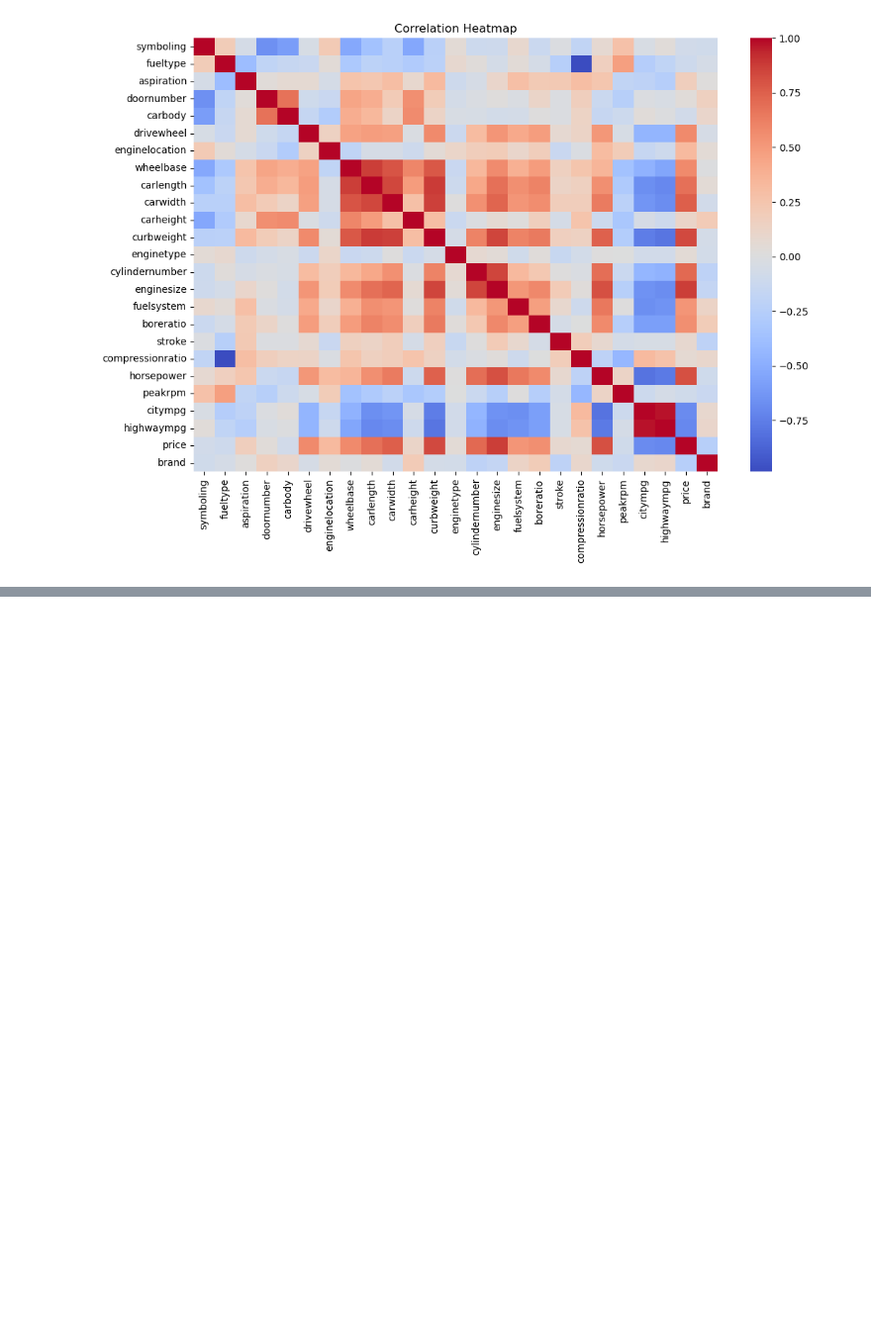
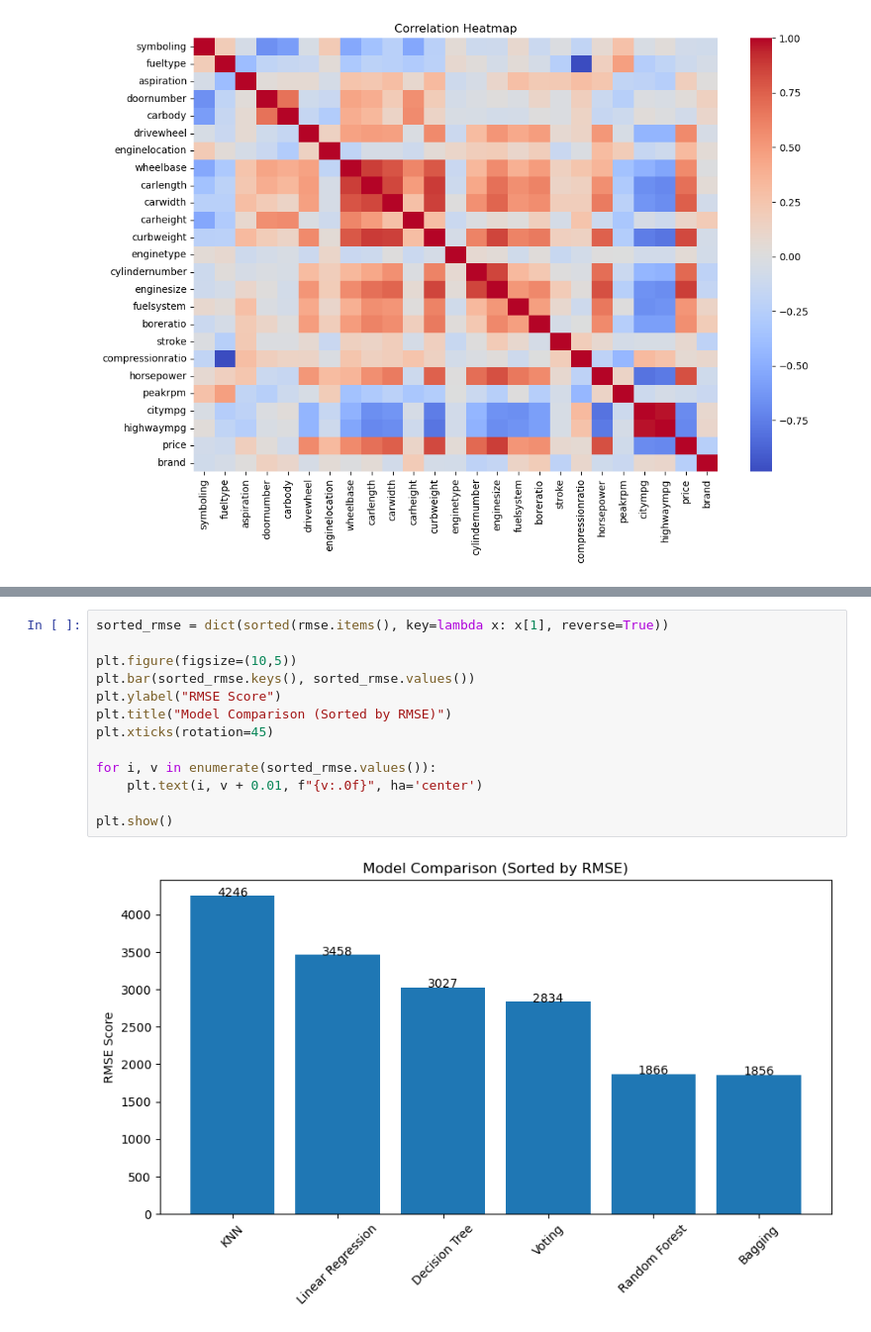
Before and after one commit to MahirIslam009/CS171, a Jupyter notebook: FinalProject.ipynb, the cells around one changed output, grey strips where cells are left out. Shown at 99% size. Saved outputs shown, nothing was run; the diff lists cells and outputs as text; blank space fills up the shorter version.

```diff
--- a/FinalProject.ipynb
+++ b/FinalProject.ipynb
@@ -211,0 +266,15 @@ memory usage: 40.2 KB
+# %%
+sorted_rmse = dict(sorted(rmse.items(), key=lambda x: x[1], reverse=True))
+
+plt.figure(figsize=(10,5))
+plt.bar(sorted_rmse.keys(), sorted_rmse.values())
+plt.ylabel("RMSE Score")
+plt.title("Model Comparison (Sorted by RMSE)")
+plt.xticks(rotation=45)
+
+for i, v in enumerate(sorted_rmse.values()):
+    plt.text(i, v + 0.01, f"{v:.0f}", ha='center')
+
+plt.show()
+# %% [output]
+[figure, added]
```
Also changed, not shown: parts of 21 cells of this notebook.
